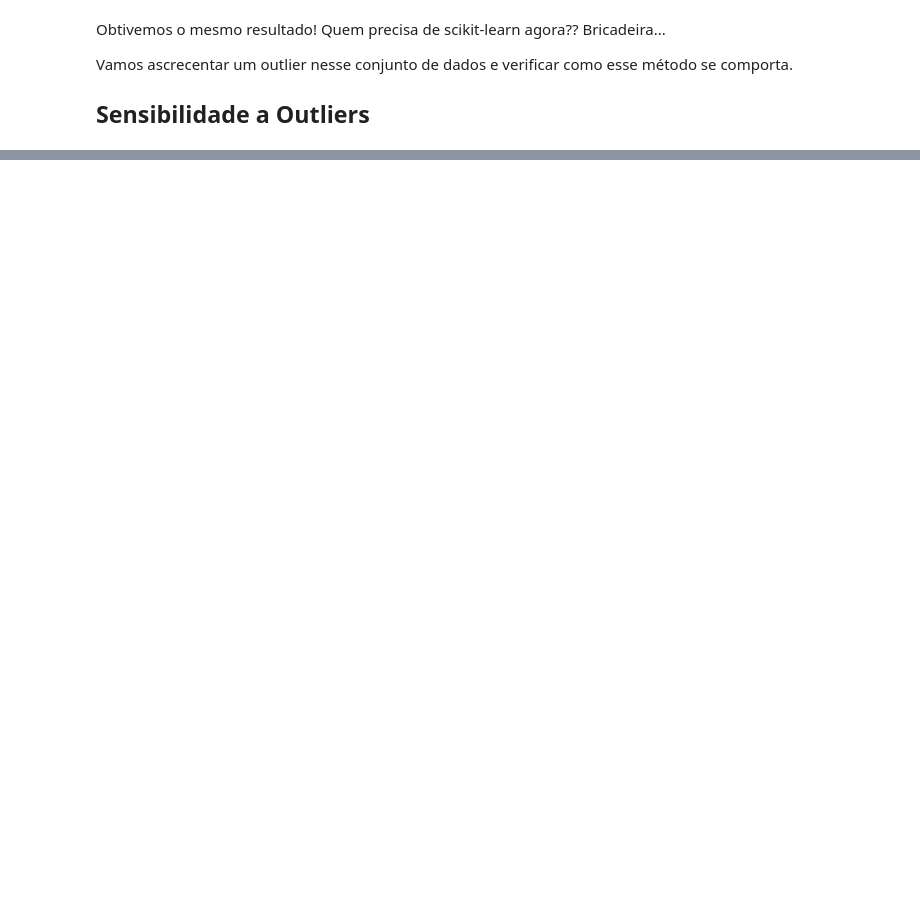
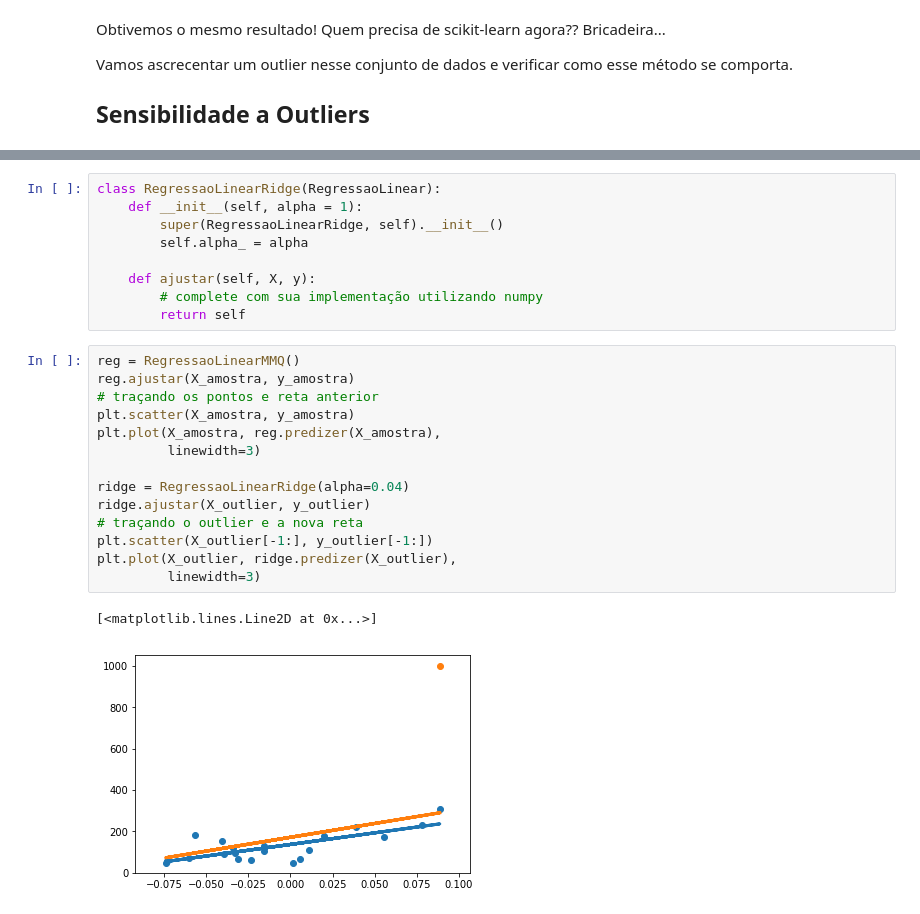
Before and after one commit to hekima/aulas, a Jupyter notebook: machine_learning/modelos_lineares/regressao_linear.ipynb, the cells around one changed output, grey strips where cells are left out. Cells and saved outputs as stored; diff of their text form; blank space fills up the shorter version.

```diff
--- a/machine_learning/modelos_lineares/regressao_linear.ipynb
+++ b/machine_learning/modelos_lineares/regressao_linear.ipynb
@@ -186,0 +208,26 @@ plt.plot(X_outlier, lasso.predict(X_outlier),
+# %%
+class RegressaoLinearRidge(RegressaoLinear):
+    def __init__(self, alpha = 1):
+        super(RegressaoLinearRidge, self).__init__()
+        self.alpha_ = alpha
+
+    def ajustar(self, X, y):
+        # complete com sua implementação utilizando numpy
+        return self
+# %%
+reg = RegressaoLinearMMQ()
+reg.ajustar(X_amostra, y_amostra)
+# traçando os pontos e reta anterior
+plt.scatter(X_amostra, y_amostra)
+plt.plot(X_amostra, reg.predizer(X_amostra),
+         linewidth=3)
+
+ridge = RegressaoLinearRidge(alpha=0.04)
+ridge.ajustar(X_outlier, y_outlier)
+# traçando o outlier e a nova reta
+plt.scatter(X_outlier[-1:], y_outlier[-1:])
+plt.plot(X_outlier, ridge.predizer(X_outlier),
+         linewidth=3)
+# %% [output]
+[<matplotlib.lines.Line2D at 0x...>]
+[figure, added]
```
Also changed, not shown: parts of 10 cells of this notebook.
